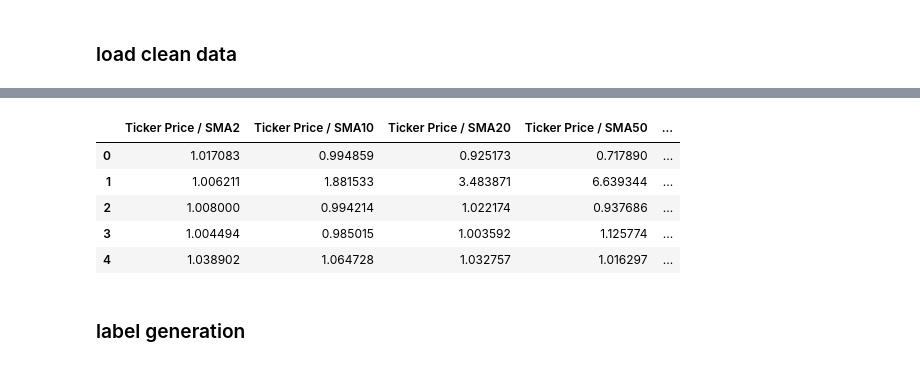
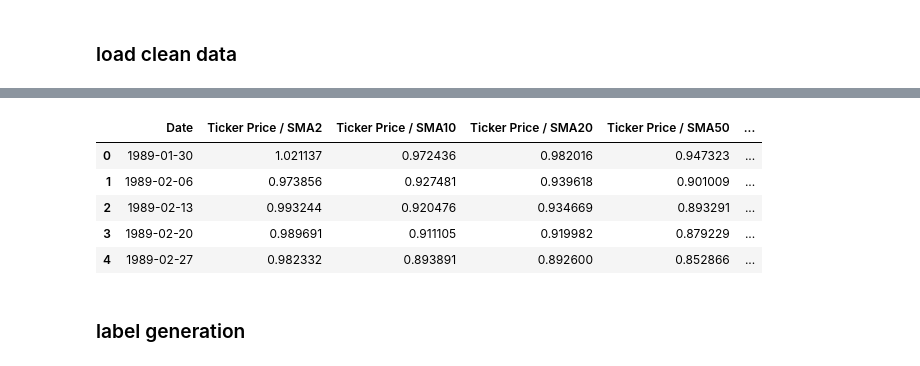
Before and after one commit to msurun/StockRecommendation, a Jupyter notebook: PyStockRecommendations.ipynb, the cells around one changed output, grey strips where cells are left out. Cells and saved outputs as stored; diff of their text form; code cells hidden in the pictures.

```diff
--- a/PyStockRecommendations.ipynb
+++ b/PyStockRecommendations.ipynb
@@ -947,17 +486,17 @@ cleanData.head()
-# %%
-try:
-  cleanData.drop(labels=['Date'], axis=1, inplace=True)
-except:
-  print("Can't drop Date as it doesn't exist in the dataframe...")
-
-cleanData.head()
-# %% [output]
-|  | Ticker Price / SMA2 | Ticker Price / SMA10 | Ticker Price / SMA20 | Ticker Price / SMA50 | ... |
-| 0 | 1.017083 | 0.994859 | 0.925173 | 0.717890 | ... |
-| 1 | 1.006211 | 1.881533 | 3.483871 | 6.639344 | ... |
-| 2 | 1.008000 | 0.994214 | 1.022174 | 0.937686 | ... |
-| 3 | 1.004494 | 0.985015 | 1.003592 | 1.125774 | ... |
-| 4 | 1.038902 | 1.064728 | 1.032757 | 1.016297 | ... |
+# %%
+try:
+  cleanData['Date']
+except:
+  cleanData.reset_index(inplace=True)
+
+cleanData.head()
+# %% [output]
+|  | Date | Ticker Price / SMA2 | Ticker Price / SMA10 | Ticker Price / SMA20 | Ticker Price / SMA50 | ... |
+| 0 | 1989-01-30 | 1.021137 | 0.972436 | 0.982016 | 0.947323 | ... |
+| 1 | 1989-02-06 | 0.973856 | 0.927481 | 0.939618 | 0.901009 | ... |
+| 2 | 1989-02-13 | 0.993244 | 0.920476 | 0.934669 | 0.893291 | ... |
+| 3 | 1989-02-20 | 0.989691 | 0.911105 | 0.919982 | 0.879229 | ... |
+| 4 | 1989-02-27 | 0.982332 | 0.893891 | 0.892600 | 0.852866 | ... |
 # %% [markdown]
 ### label generation
 # %%
```
Also changed, not shown: parts of 115 cells of this notebook.
